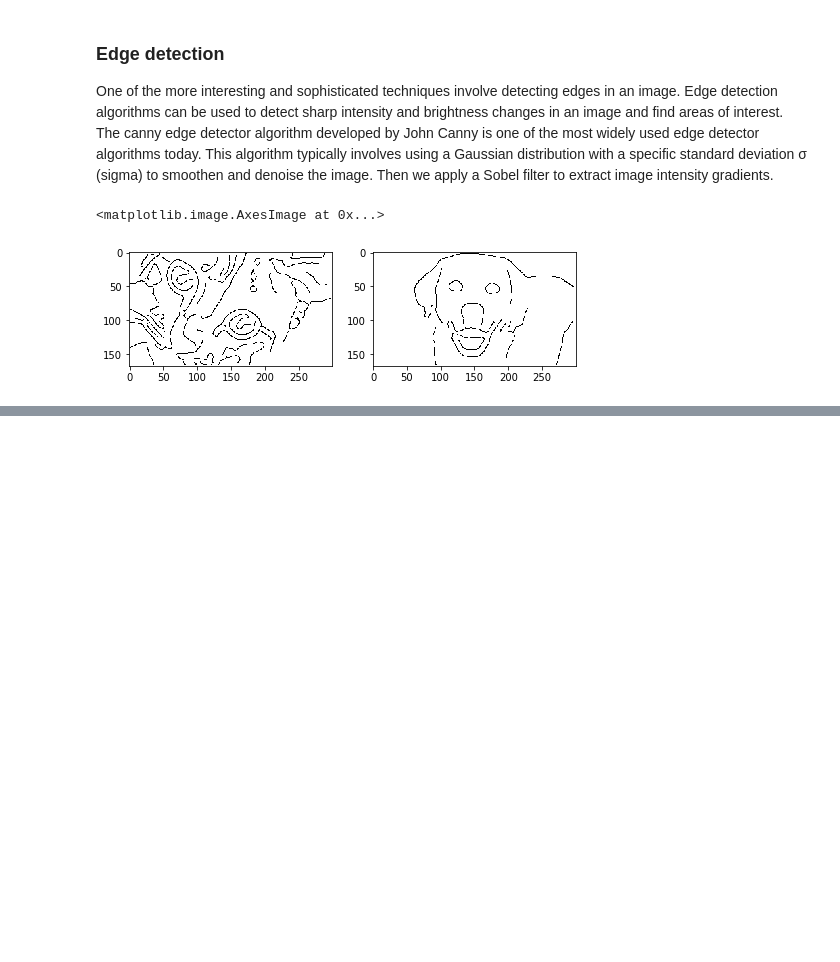
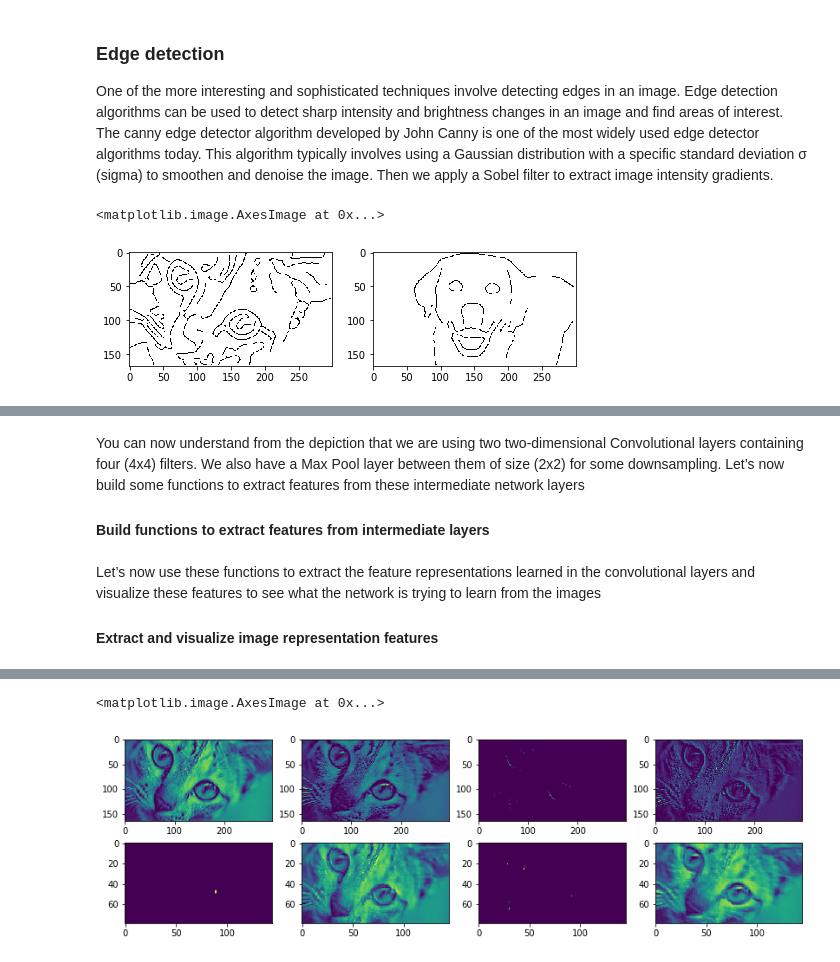
Before and after one commit to Chiva-Zhao/pproject, a Jupyter notebook: 20190917/Feature_Engineering_Imag.ipynb, the cells around one changed output, grey strips where cells are left out. Cells and saved outputs as stored; diff of their text form; code cells hidden in the pictures; blank space fills up the shorter version.

```diff
--- a/20190917/Feature_Engineering_Imag.ipynb
+++ b/20190917/Feature_Engineering_Imag.ipynb
@@ -181,0 +310,7 @@ gradients, also known as `HOG`, is one of the techniques that’s extensively us
+# %%
+model = Sequential()
+model.add(Conv2D(4, (4, 4), input_shape=(168, 300, 3), activation='relu',
+                 kernel_initializer='glorot_uniform'))
+model.add(MaxPooling2D(pool_size=(2, 2)))
+model.add(Conv2D(4, (4, 4), activation='relu',
+                kernel_initializer='glorot_uniform'))
@@ -181,0 +326,41 @@ gradients, also known as `HOG`, is one of the techniques that’s extensively us
+# %% [markdown]
+You can now understand from the depiction that we are using two two-dimensional
+Convolutional layers containing four (4x4) filters. We also have a Max Pool layer between them of size (2x2)
+for some downsampling. Let’s now build some functions to extract features from these intermediate network layers
+#### Build functions to extract features from intermediate layers
+# %%
+first_conv_layer = K.function([model.layers[0].input, K.learning_phase()],
+                              [model.layers[0].output])
+second_conv_layer = K.function([model.layers[0].input, K.learning_phase()],
+                               [model.layers[2].output])
+# %% [markdown]
+Let’s now use these functions to extract the feature representations learned in the convolutional layers
+and visualize these features to see what the network is trying to learn from the images
+#### Extract and visualize image representation features
+# %%
+catr = cat.reshape(1, 168, 300,3)
+
+# extract feaures
+first_conv_features = first_conv_layer([catr])[0][0]
+second_conv_features = second_conv_layer([catr])[0][0]
+
+# view feature representations
+fig = plt.figure(figsize = (14,4))
+ax1 = fig.add_subplot(2,4, 1)
+ax1.imshow(first_conv_features[:,:,0])
+ax2 = fig.add_subplot(2,4, 2)
+ax2.imshow(first_conv_features[:,:,1])
+ax3 = fig.add_subplot(2,4, 3)
+ax3.imshow(first_conv_features[:,:,2])
+ax4 = fig.add_subplot(2,4, 4)
+ax4.imshow(first_conv_features[:,:,3])
+
+ax5 = fig.add_subplot(2,4, 5)
+ax5.imshow(second_conv_features[:,:,0])
+ax6 = fig.add_subplot(2,4, 6)
+ax6.imshow(second_conv_features[:,:,1])
+ax7 = fig.add_subplot(2,4, 7)
+ax7.imshow(second_conv_features[:,:,2])
+ax8 = fig.add_subplot(2,4, 8)
+ax8.imshow(second_conv_features[:,:,3])
+# %% [output]
@@ -181,0 +368,2 @@ gradients, also known as `HOG`, is one of the techniques that’s extensively us
+<matplotlib.image.AxesImage at 0x...>
+[figure, added]
```
Also changed, not shown: parts of 21 cells of this notebook.
